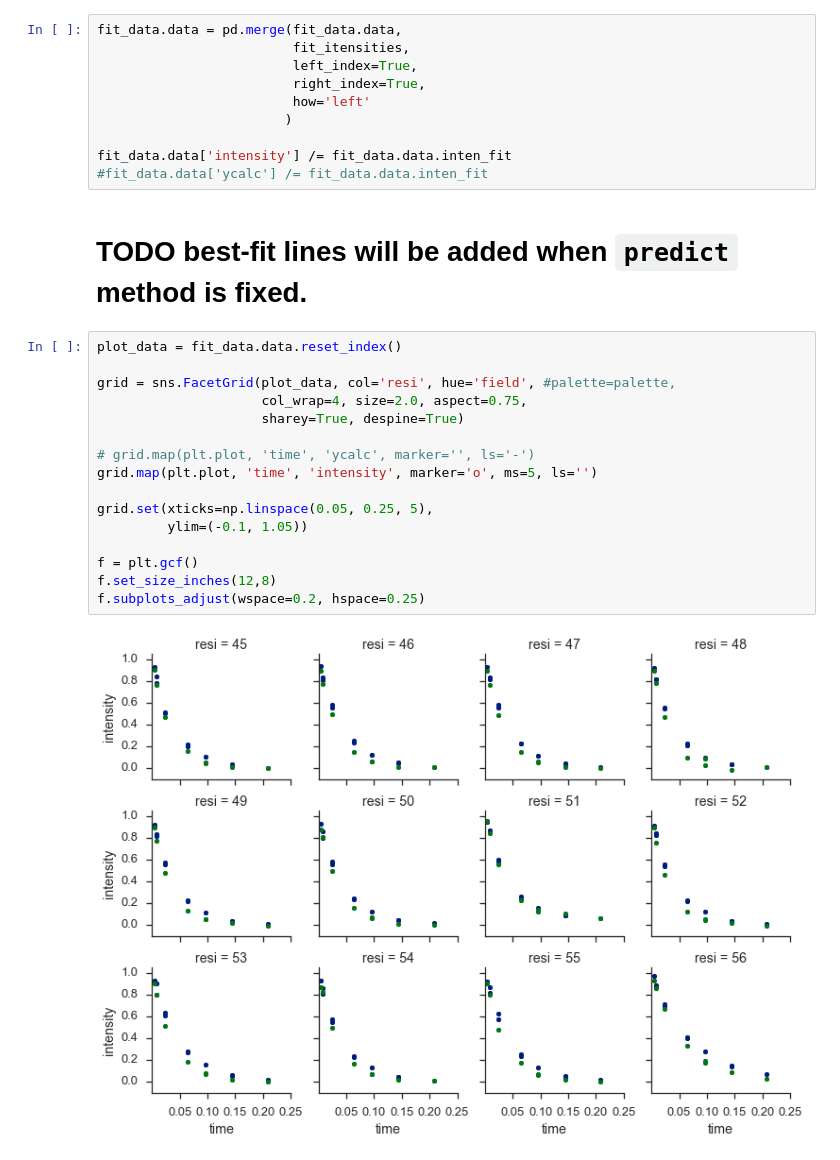
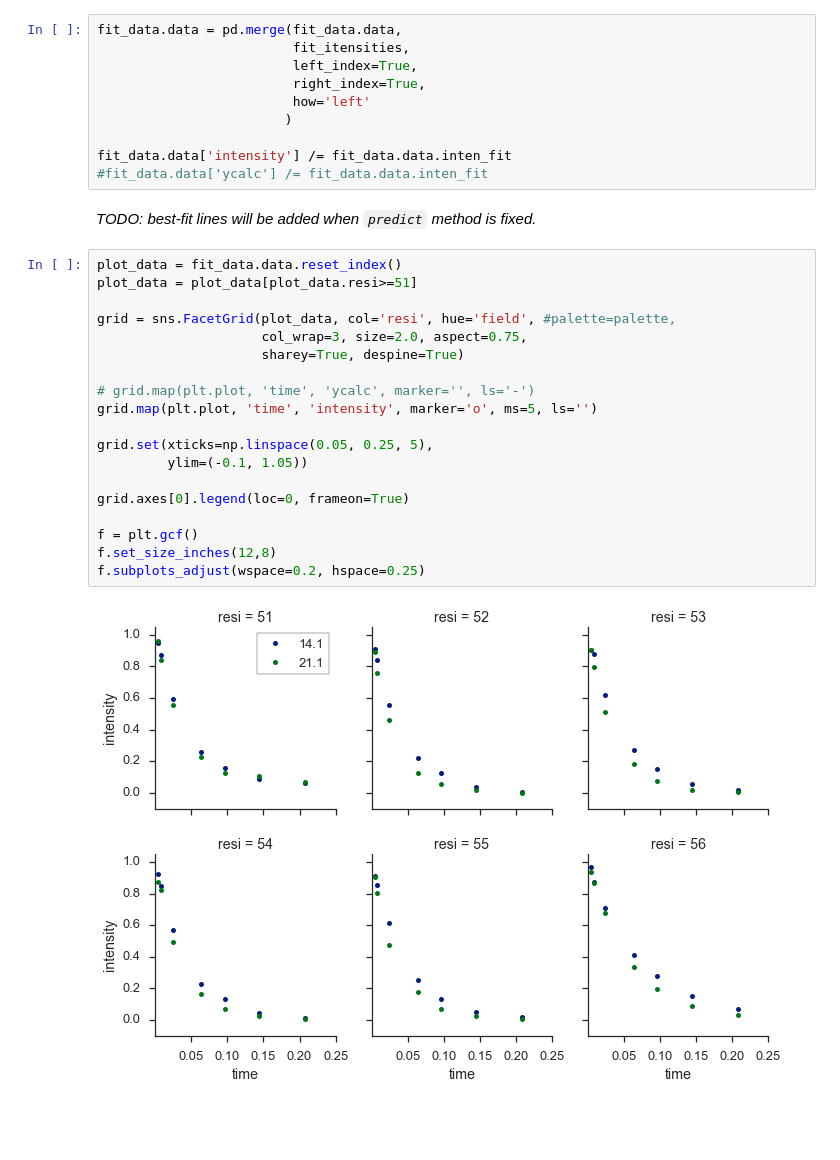
Before and after one commit to mlgill/pdLSR, a Jupyter notebook: pdNLS/demo/pdNLS_demo.ipynb, the cells around one changed output. Saved outputs shown, nothing was run; the diff lists cells and outputs as text; blank space fills up the shorter version.

```diff
--- a/pdNLS/demo/pdNLS_demo.ipynb
+++ b/pdNLS/demo/pdNLS_demo.ipynb
@@ -258,22 +247,25 @@ fit_data.data = pd.merge(fit_data.data,
 fit_data.data['intensity'] /= fit_data.data.inten_fit
 #fit_data.data['ycalc'] /= fit_data.data.inten_fit
 # %% [markdown]
-# TODO best-fit lines will be added when `predict` method is fixed.
+*TODO: best-fit lines will be added when `predict` method is fixed.*
 # %%
 plot_data = fit_data.data.reset_index()
+plot_data = plot_data[plot_data.resi>=51]
 
 grid = sns.FacetGrid(plot_data, col='resi', hue='field', #palette=palette,
-                     col_wrap=4, size=2.0, aspect=0.75,
+                     col_wrap=3, size=2.0, aspect=0.75,
                      sharey=True, despine=True)
 
 # grid.map(plt.plot, 'time', 'ycalc', marker='', ls='-')
 grid.map(plt.plot, 'time', 'intensity', marker='o', ms=5, ls='')
 
 grid.set(xticks=np.linspace(0.05, 0.25, 5),
          ylim=(-0.1, 1.05))
 
+grid.axes[0].legend(loc=0, frameon=True)
+
 f = plt.gcf()
 f.set_size_inches(12,8)
 f.subplots_adjust(wspace=0.2, hspace=0.25)
 # %% [output]
-[figure, old version]
+[figure, new version]
```
Also changed, not shown: parts of 8 cells of this notebook, 1 other file.
